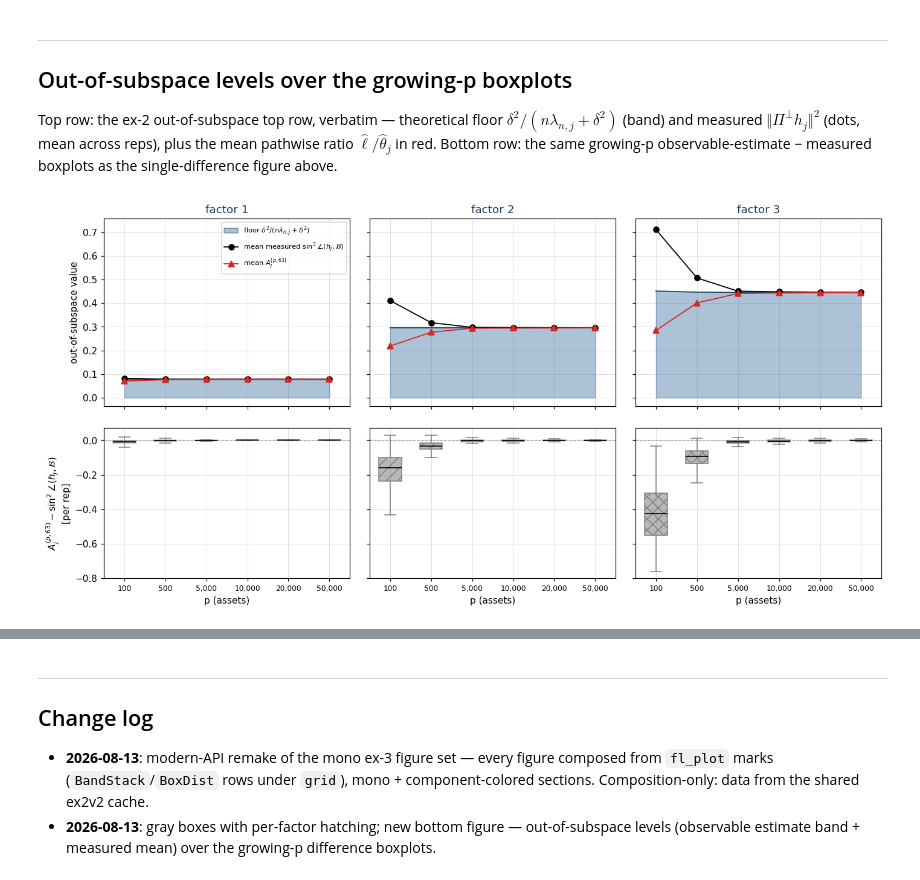
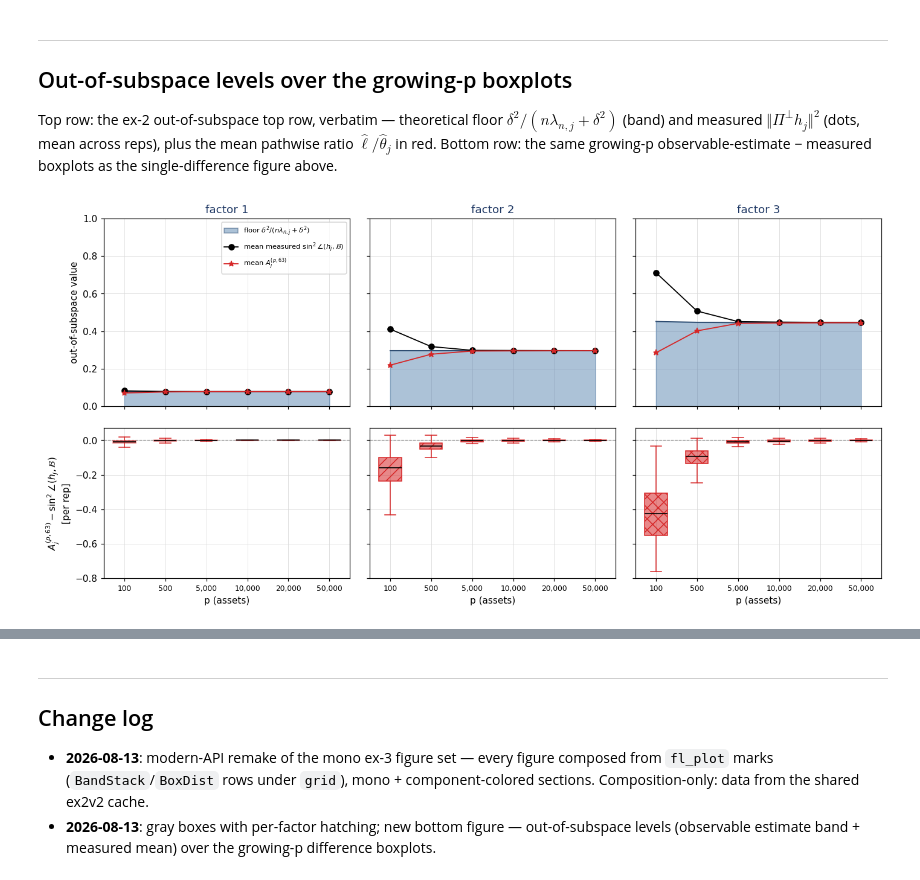
Before and after one commit to ethanl1954/paper1-repo, a Jupyter notebook: notebooks/ex-3_pathwise_formula31_flplot_mono.ipynb, the cells around one changed output, grey strips where cells are left out. Drawn from its saved outputs; the diff is of its cells as text; code cells hidden in the pictures.

```diff
--- a/notebooks/ex-3_pathwise_formula31_flplot_mono.ipynb
+++ b/notebooks/ex-3_pathwise_formula31_flplot_mono.ipynb
@@ -399,30 +385,32 @@ Bottom row: the same growing-p observable-estimate − measured boxplots as the
 single-difference figure above.
 # %%
 from fl_plot import Band, MeanCI
-
+diff_boxplot_theme = Theme(factor_colors=("tab:red",) * 6, factor_cmaps=("Reds",) * 6,
+                   factor_hatches=FACTOR_HATCHES,
+                   ci_caps=dict(fmt="none", ecolor="black", elinewidth=0.0, capsize=0))
 fig, _ = grid(df_p, "p",
     rows=[Row([Band("floor", label=r"floor $\delta^2/(n\lambda_{n,j}+\delta^2)$"),
                MeanCI("measured_out_of_subspace",
                     #   label=r"measured $\Vert\Pi^{\perp}h_j\Vert^2$")],
                     label=r"mean measured $\sin^2\angle(h_j,\mathcal{B})$"),
                MeanCI("ratio_ell_theta",
                     #   label=r"mean $\hat\ell/\hat\theta_j$",
                     label=r"mean $A_j^{(p,63)}$",
-                      color="tab:red", marker="^",
+                      color="tab:red", marker="*",
                     #   caption=r"red dots = mean $\hat\ell/\hat\theta_j$ over replicates")],
-                    )],
+                    )],ylim=(0,1),
             #   ylabel=r"out-of-subspace $\Vert\Pi^{\perp}h_j\Vert^2$", height=1.0),
             ylabel=r"out-of-subspace value", height=1.0),
           Row(BoxDist("diff_left_arg"),
               ylabel="$A_j^{(p,63)} - \\sin^2\\angle(h_j,\\mathcal{B})$\n[per rep]")],
                     #  " - \\Vert\\Pi^{\\perp}h_j\\Vert^2$\n[per rep]")],
-    theme=MONO_THEME,
+    theme=diff_boxplot_theme,
     caption=False,
     # suptitle=f"Out-of-Subspace — growing p, fixed n=63 {_TAILS}",
     formats=FIG_FORMATS, out_path=out("ex3_oos_levels_p", save=True))
 show(fig)
 # %% [output]
-[figure, old version]
+[figure, new version]
 # %%
 from fl_plot import Band, MeanCI
 
```
Also changed, not shown: parts of 12 cells of this notebook, 1 other file.
